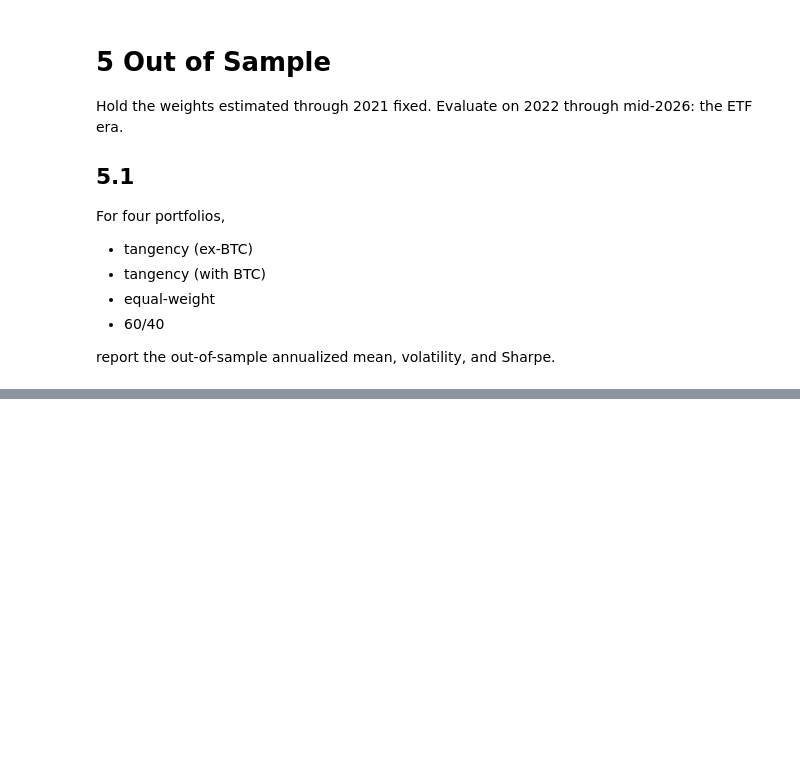
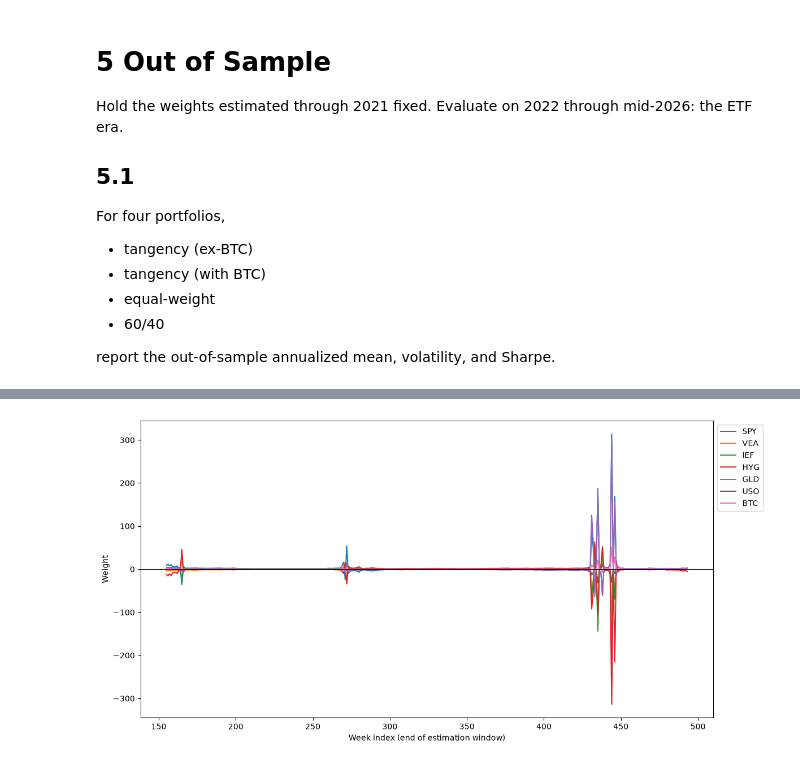
Before and after one commit to ian-pc/FINM-B-25000, a Jupyter notebook: homework-9/HW9_Complete.ipynb, the cells around one changed output, grey strips where cells are left out. Cells and saved outputs as stored; diff of their text form; code cells hidden in the pictures; blank space fills up the shorter version.

```diff
--- a/homework-9/HW9_Complete.ipynb
+++ b/homework-9/HW9_Complete.ipynb
@@ -344,0 +360,31 @@ Equally Weighted Portfolio:
+# %%
+import plt
+
+rolling_dates = []
+rolling_weights = []
+
+for end in range(156, len(df_total_returns) + 1):
+  window = df_total_returns[tickers].iloc[end - 156:end]
+  window_ex = df_excess_returns[tickers].iloc[end - 156:end]
+
+  window_covariance_matrix = window.cov()
+  window_covariance_inverse = np.linalg.inv(window_covariance_matrix.values)
+  window_mean_excess = window_ex.mean().values
+  window_ones = np.ones(len(tickers))
+
+  w = (window_covariance_inverse @ window_mean_excess) / (window_ones @ window_covariance_inverse @ window_mean_excess)
+
+  rolling_weights.append(w)
+  rolling_dates.append(end - 1)
+
+df_rolling_weights = pd.DataFrame(rolling_weights, columns=tickers, index=rolling_dates)
+
+df_rolling_weights.plot(figsize=(12, 6))
+plt.axhline(0, color="black", linewidth=0.8)
+plt.xlabel("Week index (end of estimation window)")
+plt.ylabel("Weight")
+plt.legend(loc="upper left", bbox_to_anchor=(1.0, 1.0))
+plt.tight_layout()
+plt.show()
+# %% [output]
+[figure, added]
```
Also changed, not shown: parts of 8 cells of this notebook.
